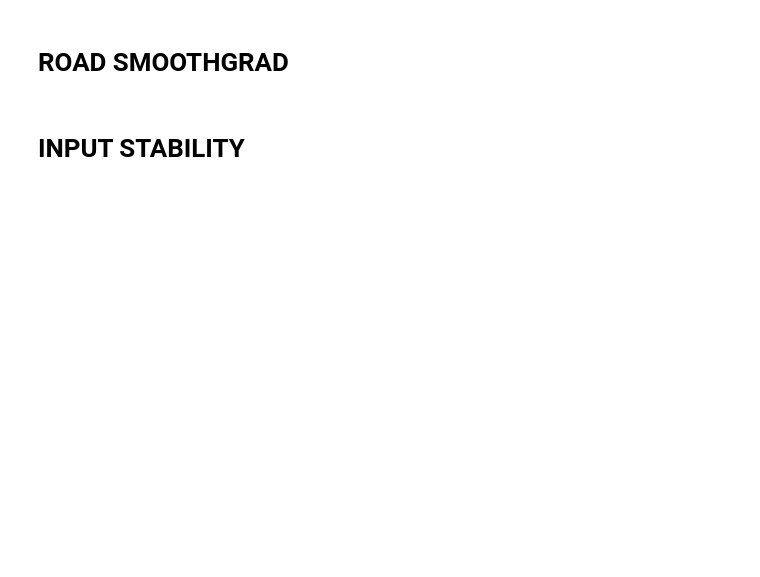
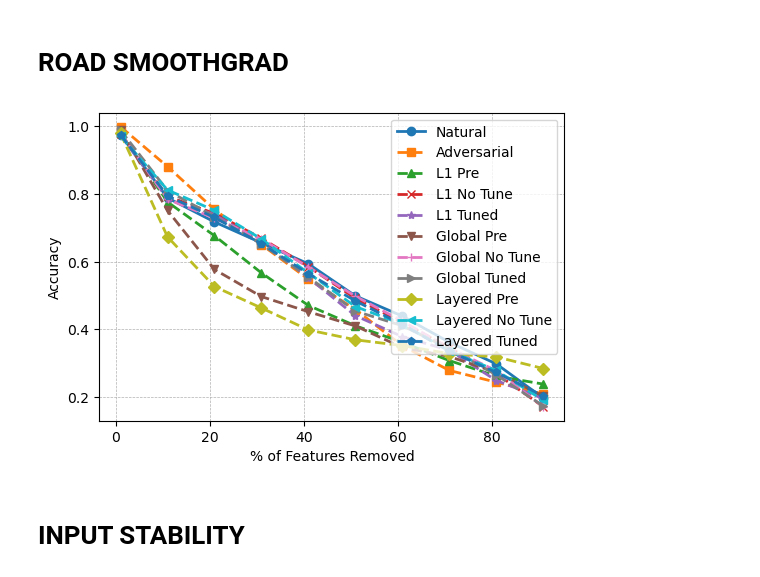
Before and after one commit to sanishsuwal7/VehicleSec, a Jupyter notebook: lisa_saliency.ipynb, the cells around one changed output. Cells and saved outputs as stored; diff of their text form; code cells hidden in the pictures; blank space fills up the shorter version.

```diff
--- a/lisa_saliency.ipynb
+++ b/lisa_saliency.ipynb
@@ -1080,47 +1104,59 @@ plt.show()
 # %% [markdown]
 # ROAD SMOOTHGRAD
 # %%
-result_normal =
-result_adv =
-result_l1_pre =
-result_no_tuned_l1 =
-result_post_tuned_l1 =
-result_global_pre =
-result_no_tuned_global=
-result_post_tuned_global=
-result_pre_tuned_layered=
-result_post_no_tuned_layered=
-result_post_tuned_layered=
+result_normal = {1: np.float64(0.9751548527754526), 11: np.float64(0.7887387324378351), 21: np.float64(0.7175890041690316), 31: np.float64(0.6556503053616749), 41: np.float64(0.593692528505553), 51: np.float64(0.499068476544198), 61: np.float64(0.43931455026646843), 71: np.float64(0.362094288602161), 81: np.float64(0.29814650215527094), 91: np.float64(0.19716642690934294)}
+
+result_adv = {1: np.float64(0.9989837398373984), 11: np.float64(0.8811310781274292), 21: np.float64(0.7544182251608792), 31: np.float64(0.6505628778110053), 41: np.float64(0.548427917546892), 51: np.float64(0.4587277596398011), 61: np.float64(0.3516258318319966), 71: np.float64(0.27874475903926643), 81: np.float64(0.243890330781823), 91: np.float64(0.20890505455110794)}
+
+result_l1_pre = {1: np.float64(0.9813267665825307), 11: np.float64(0.7767173548981277), 21: np.float64(0.6767783458317227), 31: np.float64(0.5668887333885528), 41: np.float64(0.47071454439877203), 51: np.float64(0.41085590674746547), 61: np.float64(0.3616084426137939), 71: np.float64(0.3078926598039706), 81: np.float64(0.26198057398758423), 91: np.float64(0.23836842926253024)}
+
+result_no_tuned_l1 ={1: np.float64(0.9777982416687652), 11: np.float64(0.7934367484537275), 21: np.float64(0.7425296957422274), 31: np.float64(0.6693161094435979), 41: np.float64(0.5855218295849932), 51: np.float64(0.4917067002992744), 61: np.float64(0.42045442648721376), 71: np.float64(0.34564923200029884), 81: np.float64(0.26920507591063436), 91: np.float64(0.17161532519373485)}
+
+result_post_tuned_l1 ={1: np.float64(0.9731954111126255), 11: np.float64(0.7861961220817253), 21: np.float64(0.739199829391564), 31: np.float64(0.6575462306030595), 41: np.float64(0.552631734894476), 51: np.float64(0.44059483333663013), 61: np.float64(0.37848510800625706), 71: np.float64(0.33830861935794426), 81: np.float64(0.24896904954001936), 91: np.float64(0.1957545957277978)}
+
+result_global_pre ={1: np.float64(0.9904194942975337), 11: np.float64(0.7515945381107527), 21: np.float64(0.5770643772177565), 31: np.float64(0.4969339426792453), 41: np.float64(0.45222625695286844), 51: np.float64(0.4102855670735273), 61: np.float64(0.34661811039478024), 71: np.float64(0.31991036350544527), 81: np.float64(0.27286945900898163), 91: np.float64(0.20272405524957887)}
+
+result_no_tuned_global={1: np.float64(0.9802882544757118), 11: np.float64(0.784894640768081), 21: np.float64(0.728765958825894), 31: np.float64(0.6670183701310012), 41: np.float64(0.5840970729025544), 51: np.float64(0.4980068760323144), 61: np.float64(0.4245023947089225), 71: np.float64(0.34470013269830574), 81: np.float64(0.27774768492854435), 91: np.float64(0.17154349062128182)}
+
+result_post_tuned_global={1: np.float64(0.9886686991869919), 11: np.float64(0.8102317073170732), 21: np.float64(0.7334339430894309), 31: np.float64(0.6522723577235773), 41: np.float64(0.55444918699187), 51: np.float64(0.4541392276422764), 61: np.float64(0.41088109756097557), 71: np.float64(0.34299999999999997), 81: np.float64(0.26565853658536587), 91: np.float64(0.17374186991869917)}
+
+result_pre_tuned_layered={1: np.float64(0.9794524491583346), 11: np.float64(0.6735193303265182), 21: np.float64(0.5265184644352526), 31: np.float64(0.4632830629223908), 41: np.float64(0.3984846407975439), 51: np.float64(0.36929217713706625), 61: np.float64(0.35218847752012117), 71: np.float64(0.32837185010018444), 81: np.float64(0.31878191804078854), 91: np.float64(0.28447179023005437)}
+
+result_post_no_tuned_layered={1: np.float64(0.9715587531864706), 11: np.float64(0.8119662204040256), 21: np.float64(0.7515381206759554), 31: np.float64(0.6670986397500799), 41: np.float64(0.5664767518027256), 51: np.float64(0.4676278706538484), 61: np.float64(0.4152883517157118), 71: np.float64(0.3361966775078317), 81: np.float64(0.2787165052855415), 91: np.float64(0.19051314345532316)}
+
+result_post_tuned_layered={1: np.float64(0.9751801819962539), 11: np.float64(0.7941597432956589), 21: np.float64(0.730901703907845), 31: np.float64(0.6531158437963343), 41: np.float64(0.5645536524900687), 51: np.float64(0.4841666737165782), 61: np.float64(0.41426806489467677), 71: np.float64(0.33600631158518035), 81: np.float64(0.2727591770038179), 91: np.float64(0.20335923955243068)}
 # %%
 import matplotlib.pyplot as plt
 import pandas as pd
 
 # Plot setup
 fig, ax = plt.subplots(figsize=(6, 4))
 
 ax.plot(list(result_normal.keys()),list(result_normal.values()), label='Natural', linestyle='-', marker='o', linewidth=2)
 ax.plot(list(result_normal.keys()), list(result_adv.values()), label='Adversarial', linestyle='--', marker='s', linewidth=2)
 ax.plot(list(result_normal.keys()), list(result_l1_pre.values()), label='L1 Pre', linestyle='--', marker='^', linewidth=2)
 ax.plot(list(result_normal.keys()), list(result_no_tuned_l1.values()), label='L1 No Tune', linestyle='--', marker='x', linewidth=2)
 ax.plot(list(result_normal.keys()), list(result_post_tuned_l1.values()), label='L1 Tuned', linestyle='--', marker='*', linewidth=2)
 ax.plot(list(result_normal.keys()), list(result_global_pre.values()), label='Global Pre', linestyle='--', marker='v', linewidth=2)
 ax.plot(list(result_normal.keys()), list(result_no_tuned_global.values()), label='Global No Tune', linestyle='--', marker='+', linewidth=2)
 ax.plot(list(result_normal.keys()), list(result_post_tuned_global.values()), label='Global Tuned', linestyle='--', marker='>', linewidth=2)
 ax.plot(list(result_normal.keys()), list(result_pre_tuned_layered.values()), label='Layered Pre', linestyle='--', marker='D', linewidth=2)
 ax.plot(list(result_normal.keys()), list(result_post_no_tuned_layered.values()), label='Layered No Tune', linestyle='--', marker='<', linewidth=2)
-ax.plot(list(result_normal.keys()), list(result_post_tuned_layered.values()), label='Layered Tuned', linestyle='--', marker='-', linewidth=2)
+ax.plot(list(result_normal.keys()), list(result_post_tuned_layered.values()), label='Layered Tuned', linestyle='--', marker='p', linewidth=2)
 
 # Customize the plot
 ax.set_xlabel('% of Features Removed', fontsize=10)
 ax.set_ylabel('Accuracy', fontsize=10)
 ax.legend(fontsize=10)
 
 # Grid and ticks
 ax.grid(True, which='both', linestyle='--', linewidth=0.5)
 ax.tick_params(axis='both', which='major', labelsize=10)
 
 plt.savefig("roadplots/LISA__SMOOTH_SALIENCY_ROAD.pdf", format="pdf", dpi=300, bbox_inches="tight")
 plt.show()
+# %% [output]
+[figure, added]
 # %% [markdown]
 # INPUT STABILITY
 # %%
```
Also changed, not shown: parts of 14 cells of this notebook, 4 other files.
